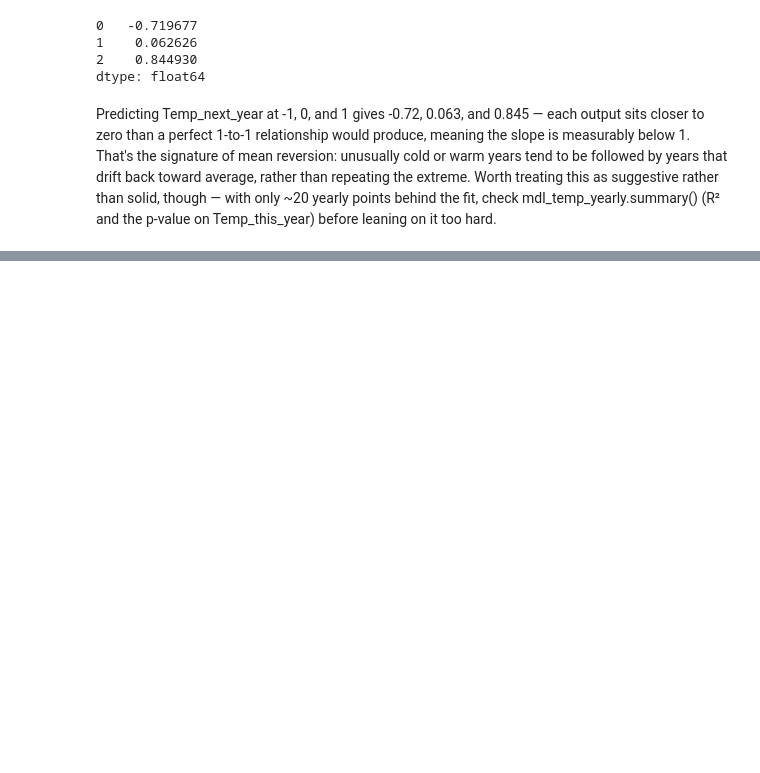
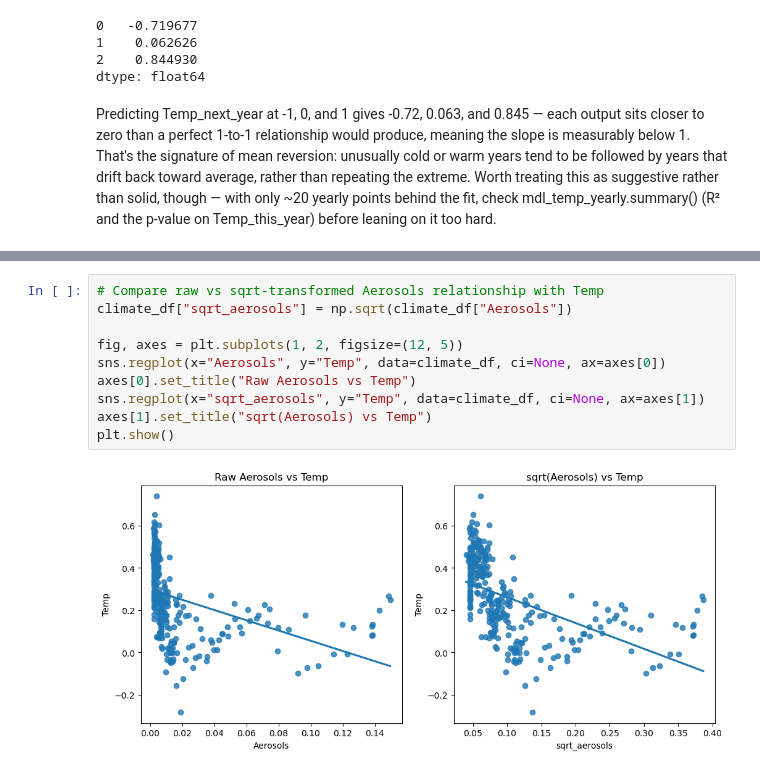
Before and after one commit to saalssall/Statistics_In_Python, a Jupyter notebook: Regression_statsmodel_1.ipynb, the cells around one changed output, grey strips where cells are left out. Cells and saved outputs as stored; diff of their text form; blank space fills up the shorter version.

```diff
--- a/Regression_statsmodel_1.ipynb
+++ b/Regression_statsmodel_1.ipynb
@@ -356,0 +404,12 @@ Predicting Temp_next_year at -1, 0, and 1 gives -0.72, 0.063, and 0.845 — each
+# %%
+# Compare raw vs sqrt-transformed Aerosols relationship with Temp
+climate_df["sqrt_aerosols"] = np.sqrt(climate_df["Aerosols"])
+
+fig, axes = plt.subplots(1, 2, figsize=(12, 5))
+sns.regplot(x="Aerosols", y="Temp", data=climate_df, ci=None, ax=axes[0])
+axes[0].set_title("Raw Aerosols vs Temp")
+sns.regplot(x="sqrt_aerosols", y="Temp", data=climate_df, ci=None, ax=axes[1])
+axes[1].set_title("sqrt(Aerosols) vs Temp")
+plt.show()
+# %% [output]
+[figure, added]
```
Also changed, not shown: parts of 6 cells of this notebook.
